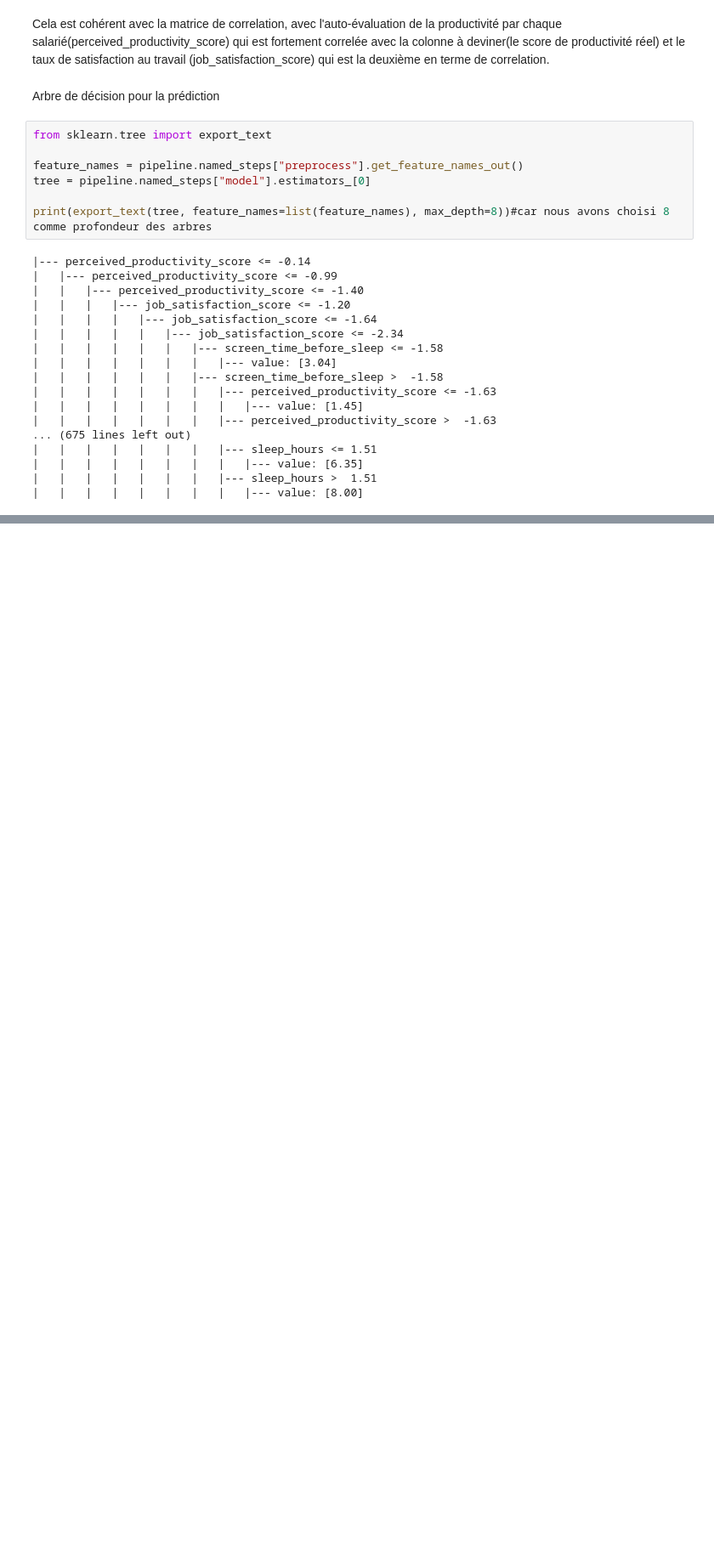
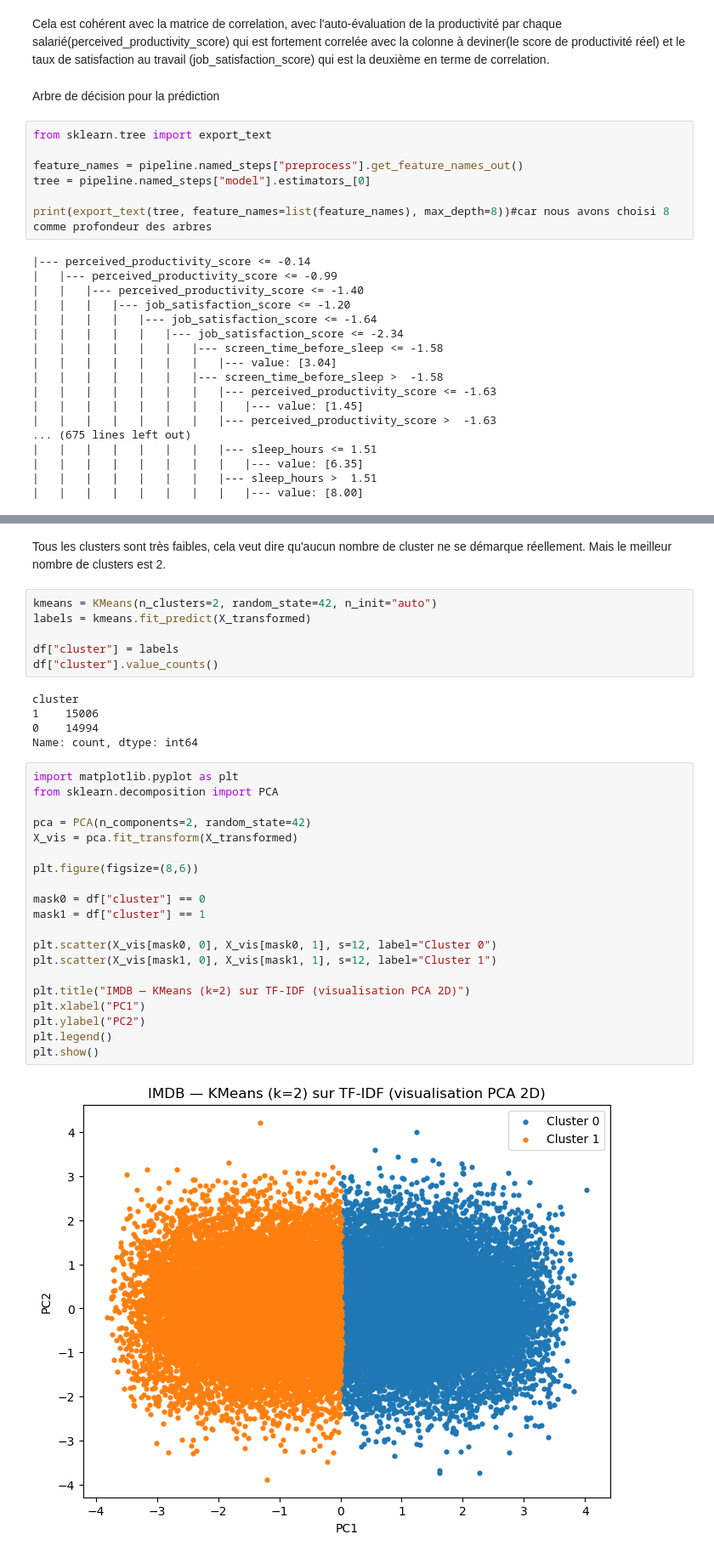
Before and after one commit to MaharoRan/data_science, a Jupyter notebook: eda.ipynb, the cells around one changed output, grey strips where cells are left out. Shown at 85% size. Saved outputs shown, nothing was run; the diff lists cells and outputs as text; blank space fills up the shorter version.

```diff
--- a/eda.ipynb
+++ b/eda.ipynb
@@ -412,0 +501,35 @@ print(export_text(tree, feature_names=list(feature_names), max_depth=8))#car nou
+# %% [markdown]
+Tous les clusters sont très faibles, cela veut dire qu'aucun nombre de cluster ne se démarque réellement. Mais le meilleur nombre de clusters est 2.
+# %%
+kmeans = KMeans(n_clusters=2, random_state=42, n_init="auto")
+labels = kmeans.fit_predict(X_transformed)
+
+df["cluster"] = labels
+df["cluster"].value_counts()
+# %% [output]
+cluster
+1    15006
+0    14994
+Name: count, dtype: int64
+# %%
+import matplotlib.pyplot as plt
+from sklearn.decomposition import PCA
+
+pca = PCA(n_components=2, random_state=42)
+X_vis = pca.fit_transform(X_transformed)
+
+plt.figure(figsize=(8,6))
+
+mask0 = df["cluster"] == 0
+mask1 = df["cluster"] == 1
+
+plt.scatter(X_vis[mask0, 0], X_vis[mask0, 1], s=12, label="Cluster 0")
+plt.scatter(X_vis[mask1, 0], X_vis[mask1, 1], s=12, label="Cluster 1")
+
+plt.title("IMDB — KMeans (k=2) sur TF-IDF (visualisation PCA 2D)")
+plt.xlabel("PC1")
+plt.ylabel("PC2")
+plt.legend()
+plt.show()
+# %% [output]
+[figure, added]
```
Also changed, not shown: parts of 9 cells of this notebook.
